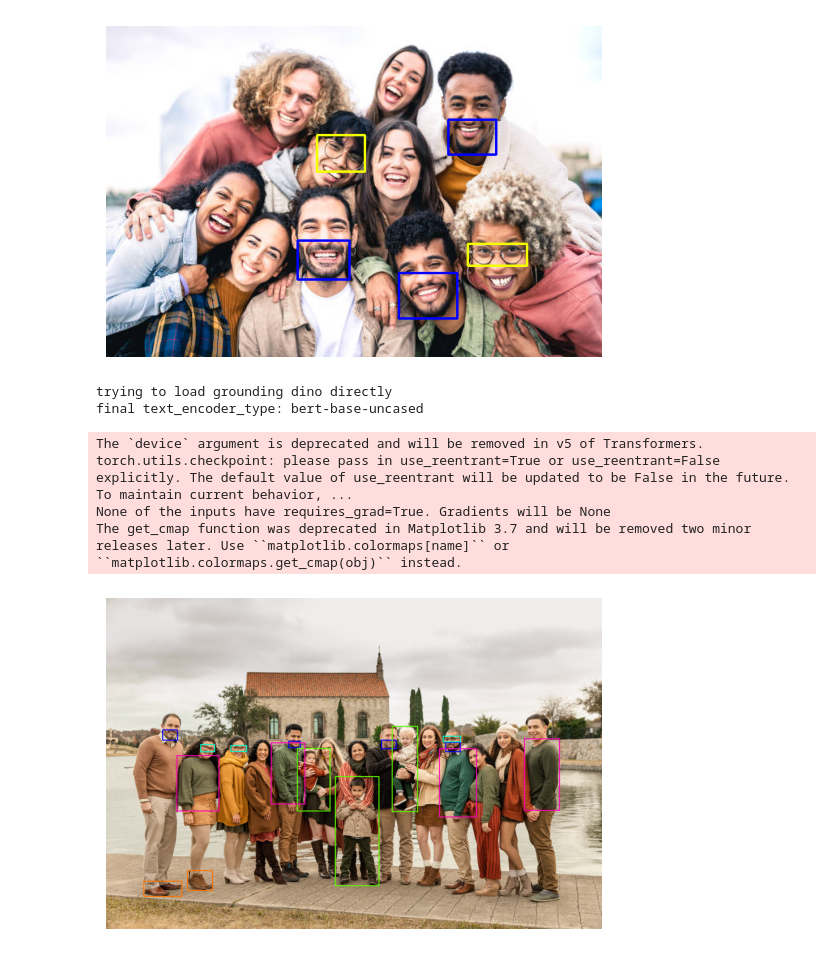
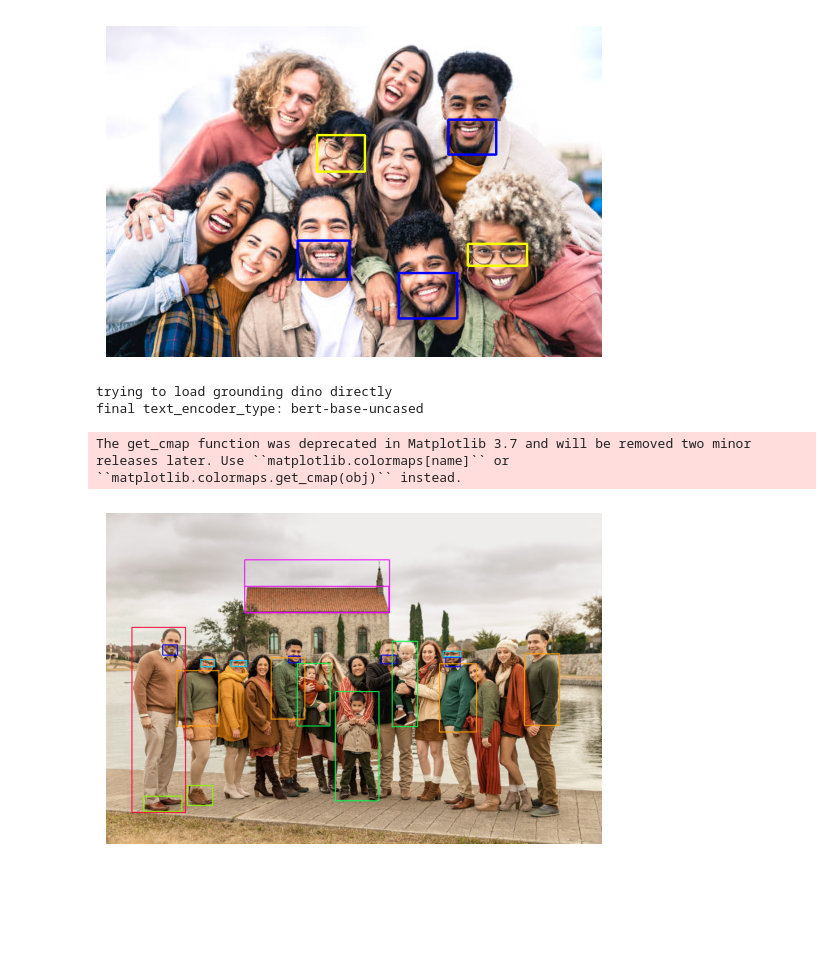
Before and after one commit to Marinto-Richee/AI-Image-Annotation, a Jupyter notebook: Detection.ipynb, the cells around one changed output. Saved outputs shown, nothing was run; the diff lists cells and outputs as text; code cells hidden in the pictures; blank space fills up the shorter version.

```diff
--- a/Detection.ipynb
+++ b/Detection.ipynb
@@ -85,21 +85,20 @@ The get_cmap function was deprecated in Matplotlib 3.7 and will be removed two m
 # %%
 base_model = GroundingDINO(    ontology=CaptionOntology(
         {
             'beard': 'beard',
             'eye glasses': 'glasses',
             'baby': 'baby',
             'dark brown men shoes': 'shoes',
             'green shirt': 'shirt',
+            'Tallest person with brown shirt': 'person',
+            'roof': 'roof',
         }
     )
 )
 result = base_model.predict("test 4.jpg")
 plot_bounding_box('test 4.jpg', result.with_nms())
 # %% [output]
 trying to load grounding dino directly
 final text_encoder_type: bert-base-uncased
-The `device` argument is deprecated and will be removed in v5 of Transformers.
-torch.utils.checkpoint: please pass in use_reentrant=True or use_reentrant=False explicitly. The default value of use_reentrant will be updated to be False in the future. To maintain current behavior, ...
-None of the inputs have requires_grad=True. Gradients will be None
 The get_cmap function was deprecated in Matplotlib 3.7 and will be removed two minor releases later. Use ``matplotlib.colormaps[name]`` or ``matplotlib.colormaps.get_cmap(obj)`` instead.
-[figure, old version]
+[figure, new version]
```
